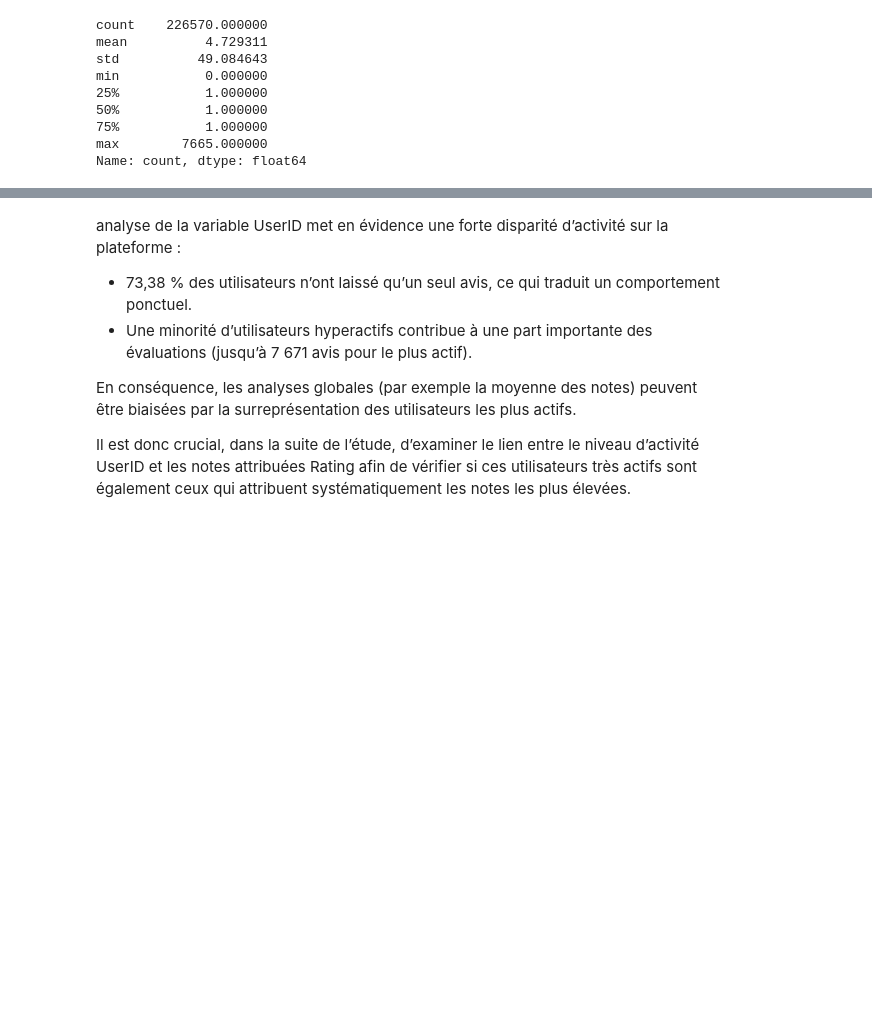
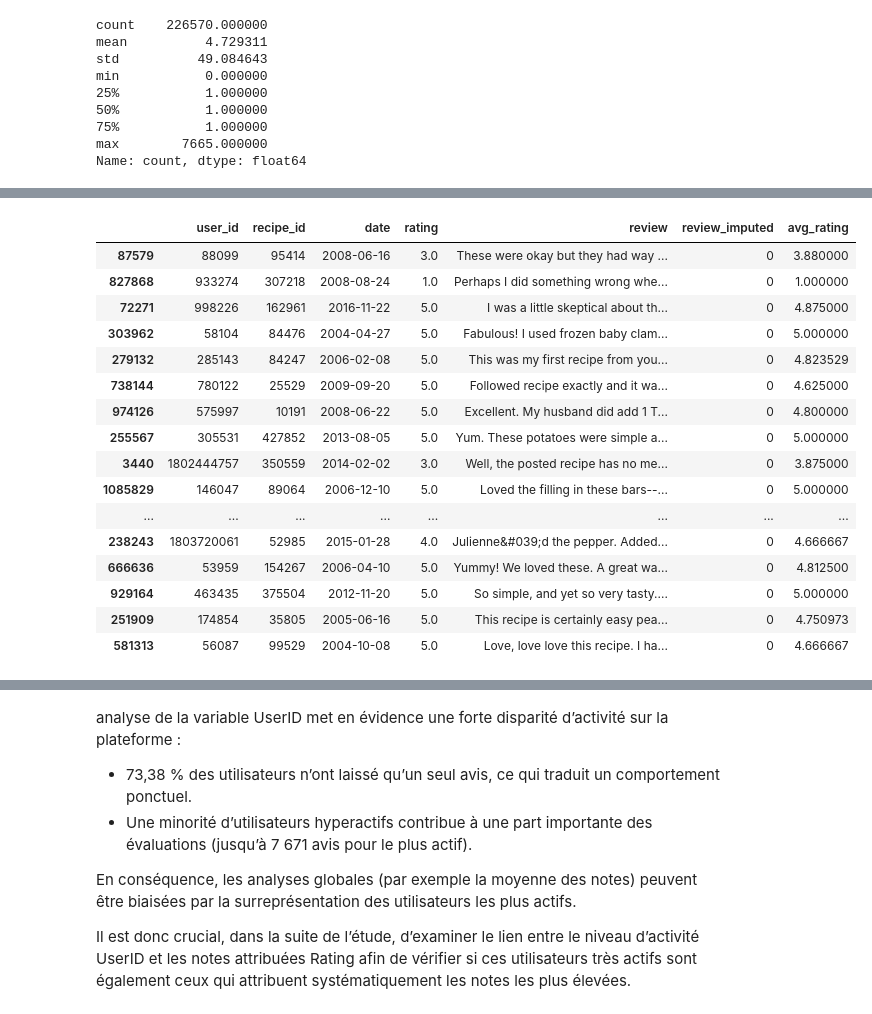
Before and after one commit to DjNaGuRo/MangeTaMain, a Jupyter notebook: notebooks/pr.ipynb, the cells around one changed output, grey strips where cells are left out. Cells and saved outputs as stored; diff of their text form; code cells hidden in the pictures; blank space fills up the shorter version.

```diff
--- a/notebooks/pr.ipynb
+++ b/notebooks/pr.ipynb
@@ -336,0 +355,20 @@ Name: count, dtype: int64
+# %%
+data.sample(20)
+# %% [output]
+|  | user_id | recipe_id | date | rating | review | review_imputed | avg_rating |
+| 87579 | 88099 | 95414 | 2008-06-16 | 3.0 | These were okay but they had way ... | 0 | 3.880000 |
+| 827868 | 933274 | 307218 | 2008-08-24 | 1.0 | Perhaps I did something wrong whe... | 0 | 1.000000 |
+| 72271 | 998226 | 162961 | 2016-11-22 | 5.0 | I was a little skeptical about th... | 0 | 4.875000 |
+| 303962 | 58104 | 84476 | 2004-04-27 | 5.0 | Fabulous! I used frozen baby clam... | 0 | 5.000000 |
+| 279132 | 285143 | 84247 | 2006-02-08 | 5.0 | This was my first recipe from you... | 0 | 4.823529 |
+| 738144 | 780122 | 25529 | 2009-09-20 | 5.0 | Followed recipe exactly and it wa... | 0 | 4.625000 |
+| 974126 | 575997 | 10191 | 2008-06-22 | 5.0 | Excellent. My husband did add 1 T... | 0 | 4.800000 |
+| 255567 | 305531 | 427852 | 2013-08-05 | 5.0 | Yum. These potatoes were simple a... | 0 | 5.000000 |
+| 3440 | 1802444757 | 350559 | 2014-02-02 | 3.0 | Well, the posted recipe has no me... | 0 | 3.875000 |
+| 1085829 | 146047 | 89064 | 2006-12-10 | 5.0 | Loved the filling in these bars--... | 0 | 5.000000 |
+| ... | ... | ... | ... | ... | ... | ... | ... |
+| 238243 | 1803720061 | 52985 | 2015-01-28 | 4.0 | Julienne&#039;d the pepper. Added... | 0 | 4.666667 |
+| 666636 | 53959 | 154267 | 2006-04-10 | 5.0 | Yummy! We loved these. A great wa... | 0 | 4.812500 |
+| 929164 | 463435 | 375504 | 2012-11-20 | 5.0 | So simple, and yet so very tasty.... | 0 | 5.000000 |
+| 251909 | 174854 | 35805 | 2005-06-16 | 5.0 | This recipe is certainly easy pea... | 0 | 4.750973 |
+| 581313 | 56087 | 99529 | 2004-10-08 | 5.0 | Love, love love this recipe. I ha... | 0 | 4.666667 |
```
Also changed, not shown: parts of 19 cells of this notebook.
